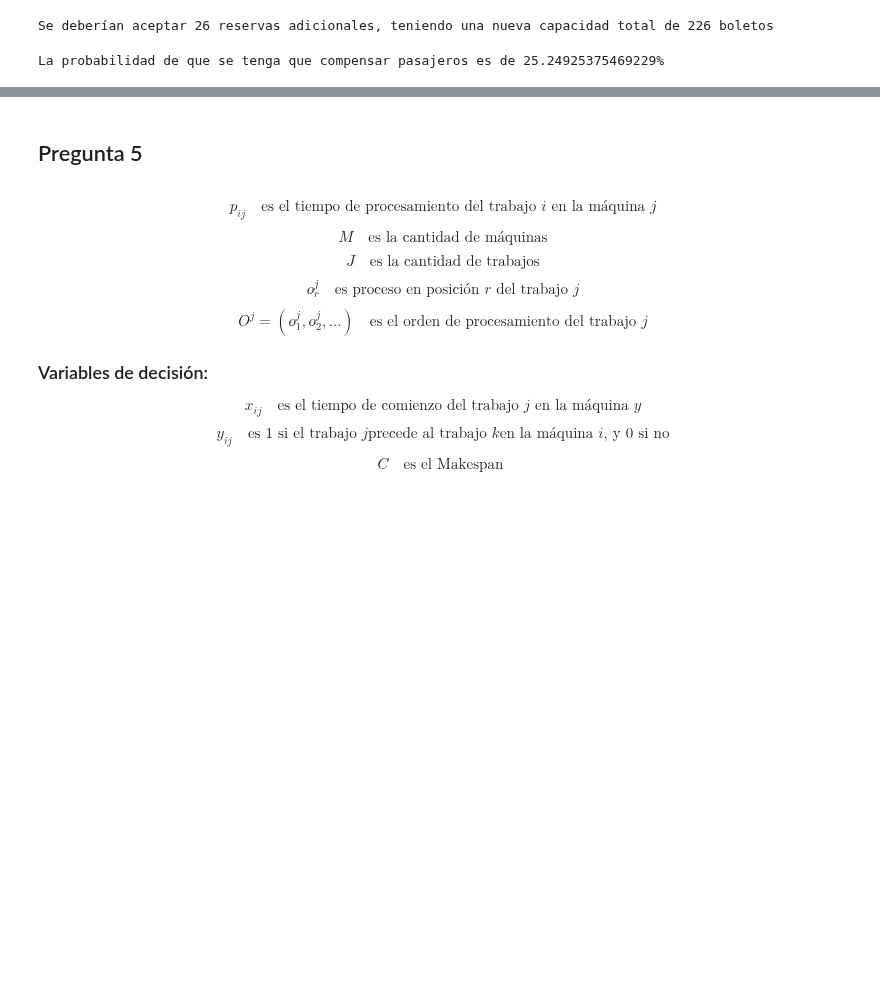
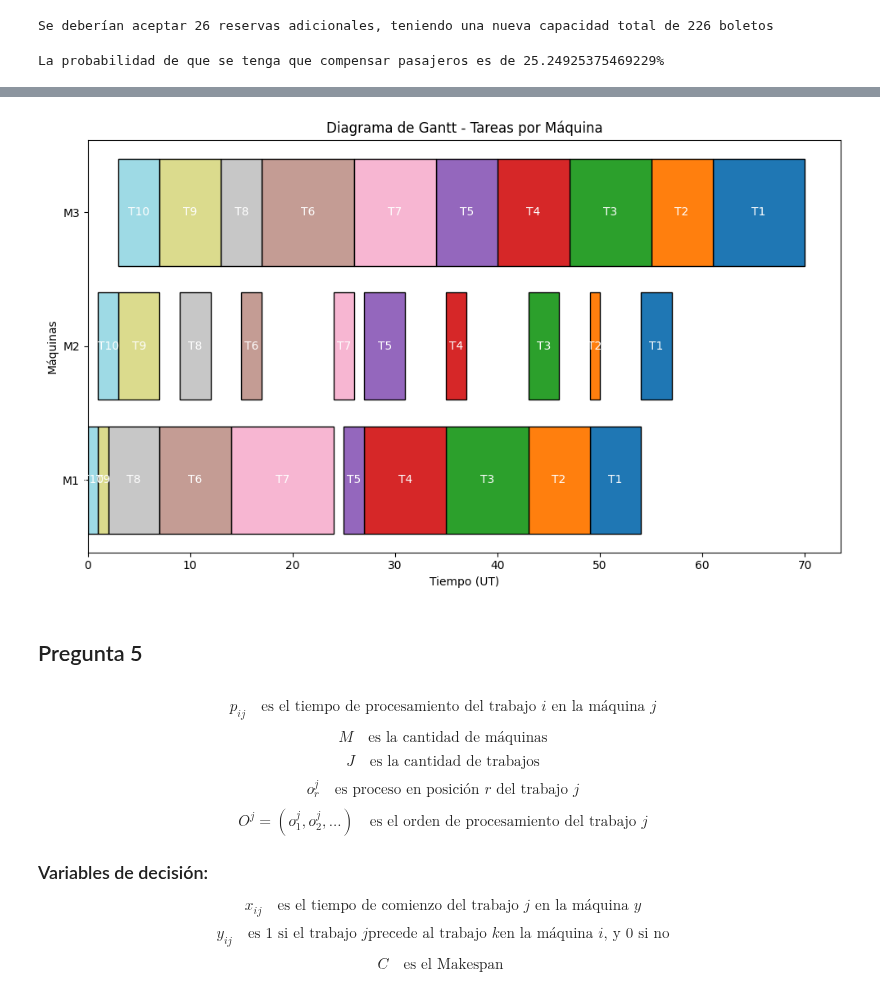
Before and after one commit to Mario-Rivera-A/Tarea2_GOA, a Jupyter notebook: tarea 2.ipynb, the cells around one changed output, grey strips where cells are left out. Drawn from its saved outputs; the diff is of its cells as text; code cells hidden in the pictures; blank space fills up the shorter version.

```diff
--- a/tarea 2.ipynb
+++ b/tarea 2.ipynb
@@ -265,3 +414,7 @@ La probabilidad de que se tenga que compensar pasajeros es de 25.24925375469229%
+# %%
+graficar_gantt(p_ij,M,N)
+# %% [output]
+[figure, added]
 # %% [markdown]
 ## Pregunta 5
 # %% [markdown]
```
Also changed, not shown: parts of 10 cells of this notebook.
